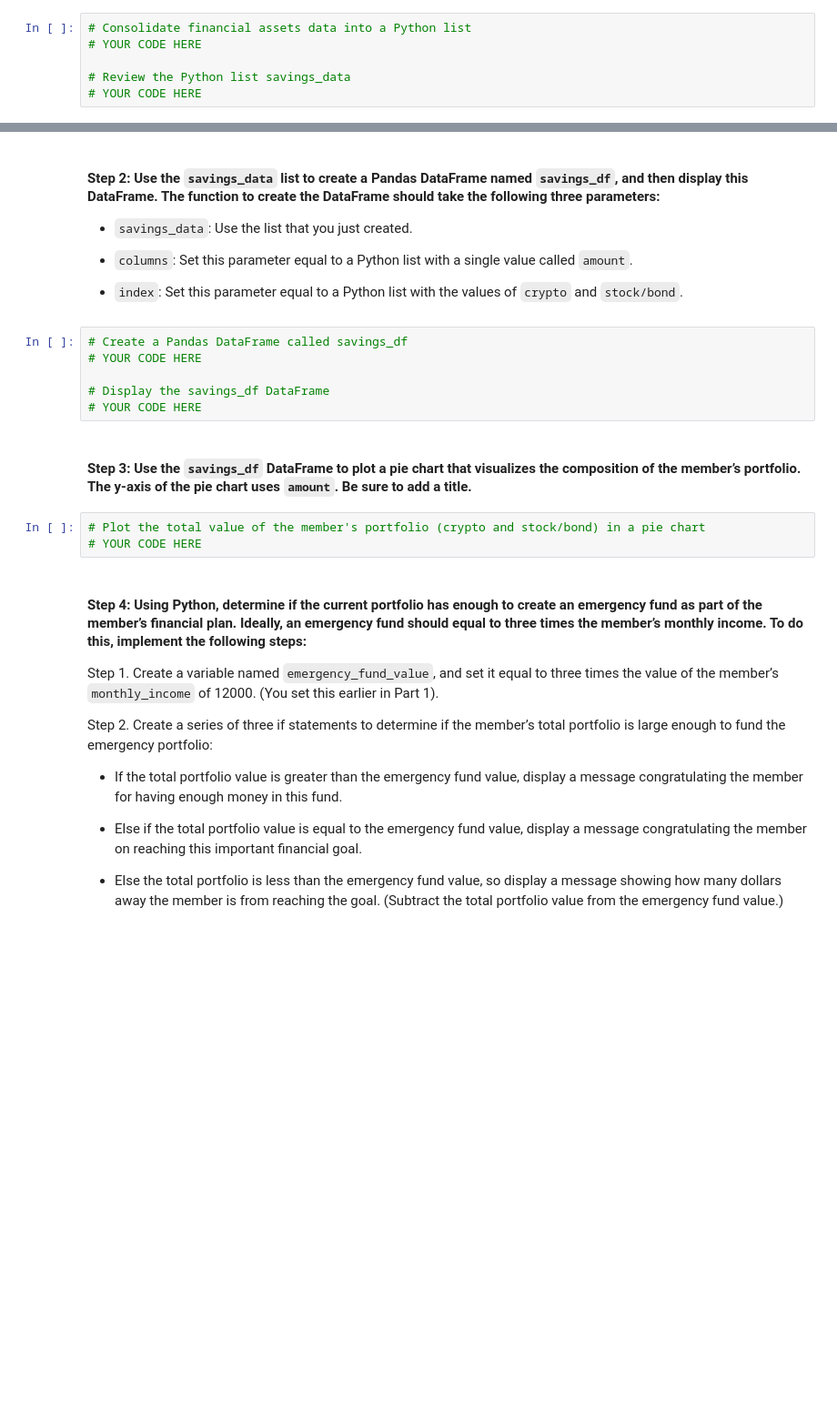
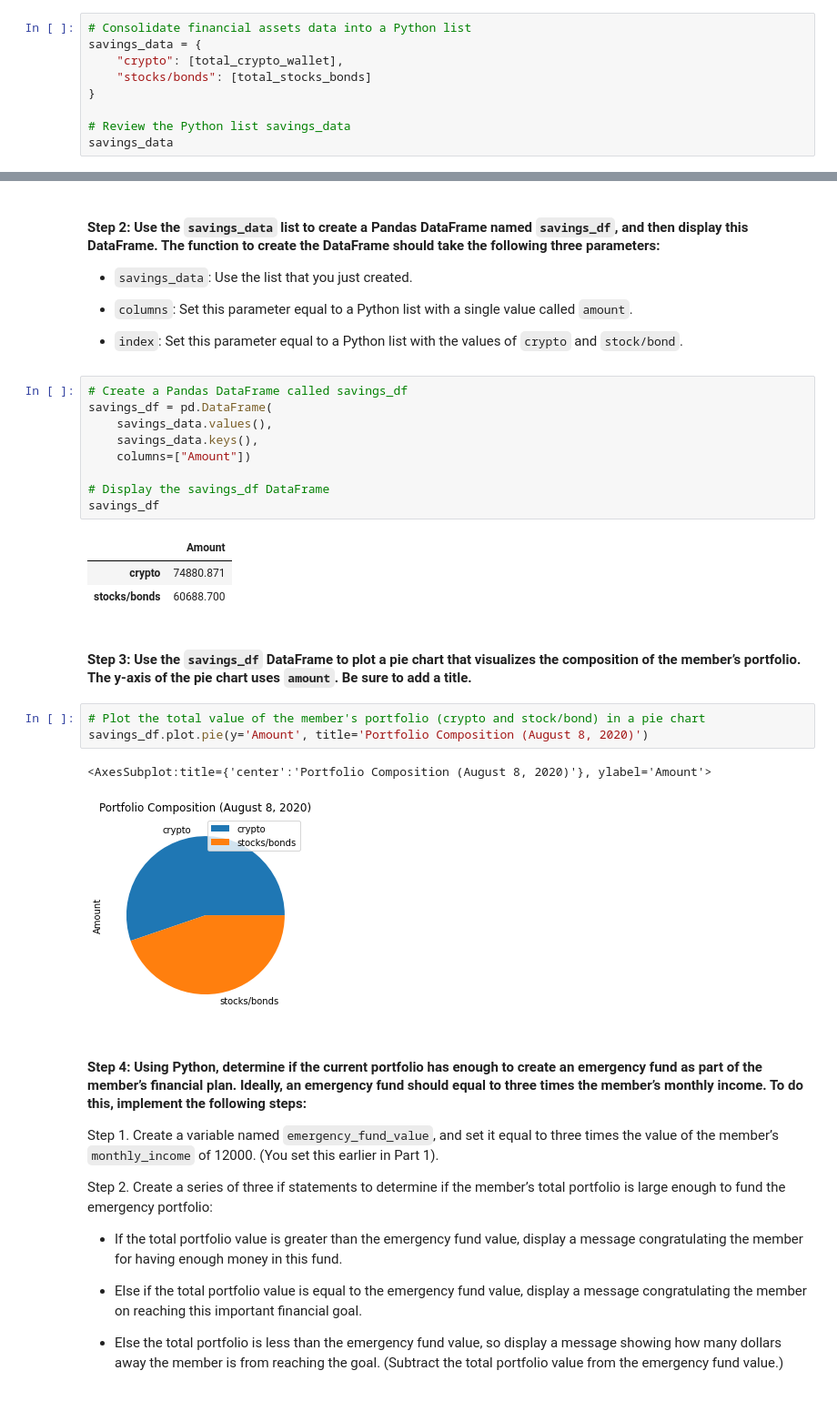
Before and after one commit to ALovettII/5-challenge, a Jupyter notebook: financial_planning_tools.ipynb, the cells around one changed output, grey strips where cells are left out. Shown: that part at 91% size. Saved outputs shown, nothing was run; the diff lists cells and outputs as text; blank space fills up the shorter version.

```diff
--- a/financial_planning_tools.ipynb
+++ b/financial_planning_tools.ipynb
@@ -349,7 +348,10 @@ In this section, you’ll use the valuations for the cryptocurrency wallet and f
 #### Step 1: Create a Python list named `savings_data` that has two elements. The first element contains the total value of the cryptocurrency wallet. The second element contains the total value of the stock and bond portions of the portfolio.
 # %%
 # Consolidate financial assets data into a Python list
-# YOUR CODE HERE
+savings_data = {
+    "crypto": [total_crypto_wallet],
+    "stocks/bonds": [total_stocks_bonds]
+}
 
 # Review the Python list savings_data
-# YOUR CODE HERE
+savings_data
@@ -363,15 +367,25 @@ In this section, you’ll use the valuations for the cryptocurrency wallet and f
 - `index`: Set this parameter equal to a Python list with the values of `crypto` and `stock/bond`.
 # %%
 # Create a Pandas DataFrame called savings_df
-# YOUR CODE HERE
+savings_df = pd.DataFrame(
+    savings_data.values(),
+    savings_data.keys(),
+    columns=["Amount"])
 
 # Display the savings_df DataFrame
-# YOUR CODE HERE
+savings_df
+# %% [output]
+|  | Amount |
+| crypto | 74880.871 |
+| stocks/bonds | 60688.700 |
 # %% [markdown]
 #### Step 3: Use the `savings_df` DataFrame to plot a pie chart that visualizes the composition of the member’s portfolio. The y-axis of the pie chart uses `amount`. Be sure to add a title.
 # %%
 # Plot the total value of the member's portfolio (crypto and stock/bond) in a pie chart
-# YOUR CODE HERE
+savings_df.plot.pie(y='Amount', title='Portfolio Composition (August 8, 2020)')
+# %% [output]
+<AxesSubplot:title={'center':'Portfolio Composition (August 8, 2020)'}, ylabel='Amount'>
+[figure, added]
 # %% [markdown]
 #### Step 4: Using Python, determine if the current portfolio has enough to create an emergency fund as part of the member’s financial plan. Ideally, an emergency fund should equal to three times the member’s monthly income. To do this, implement the following steps:
 
```
Also changed, not shown: parts of 11 cells of this notebook.
